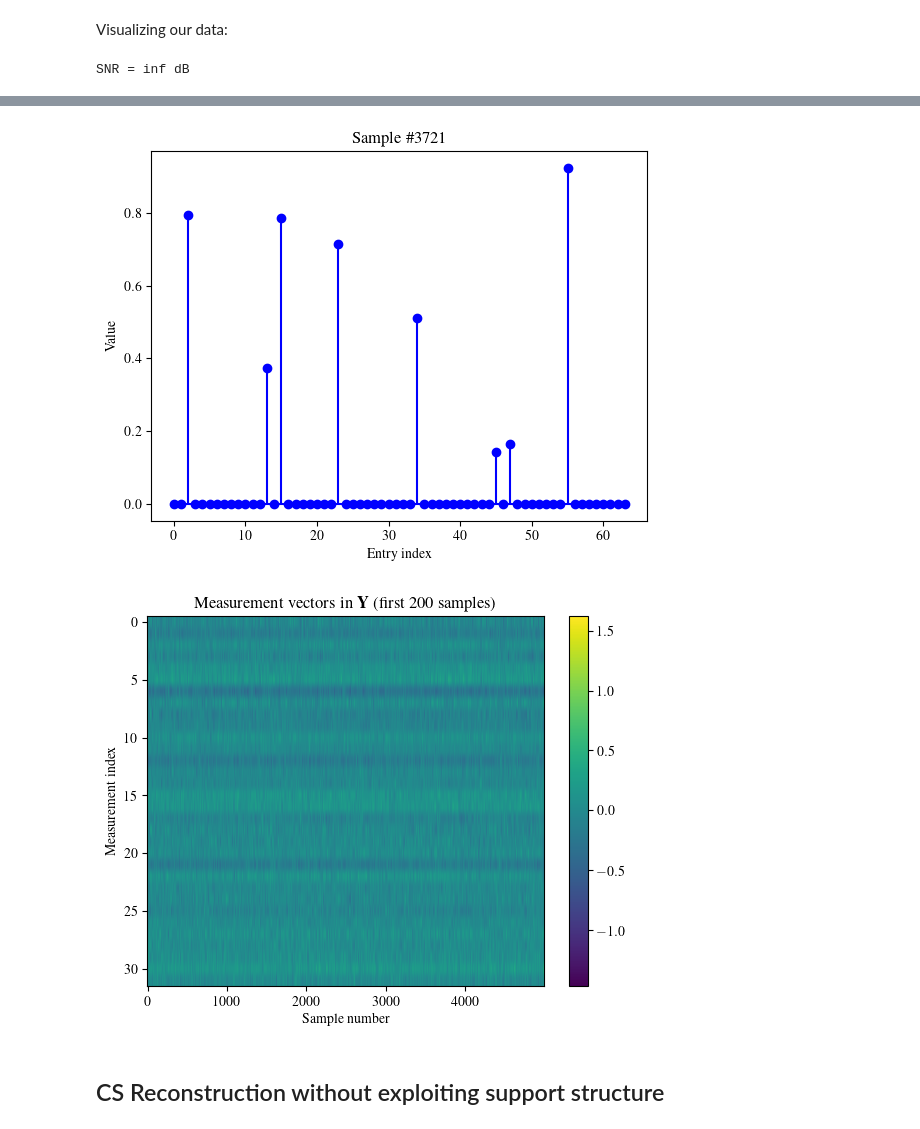
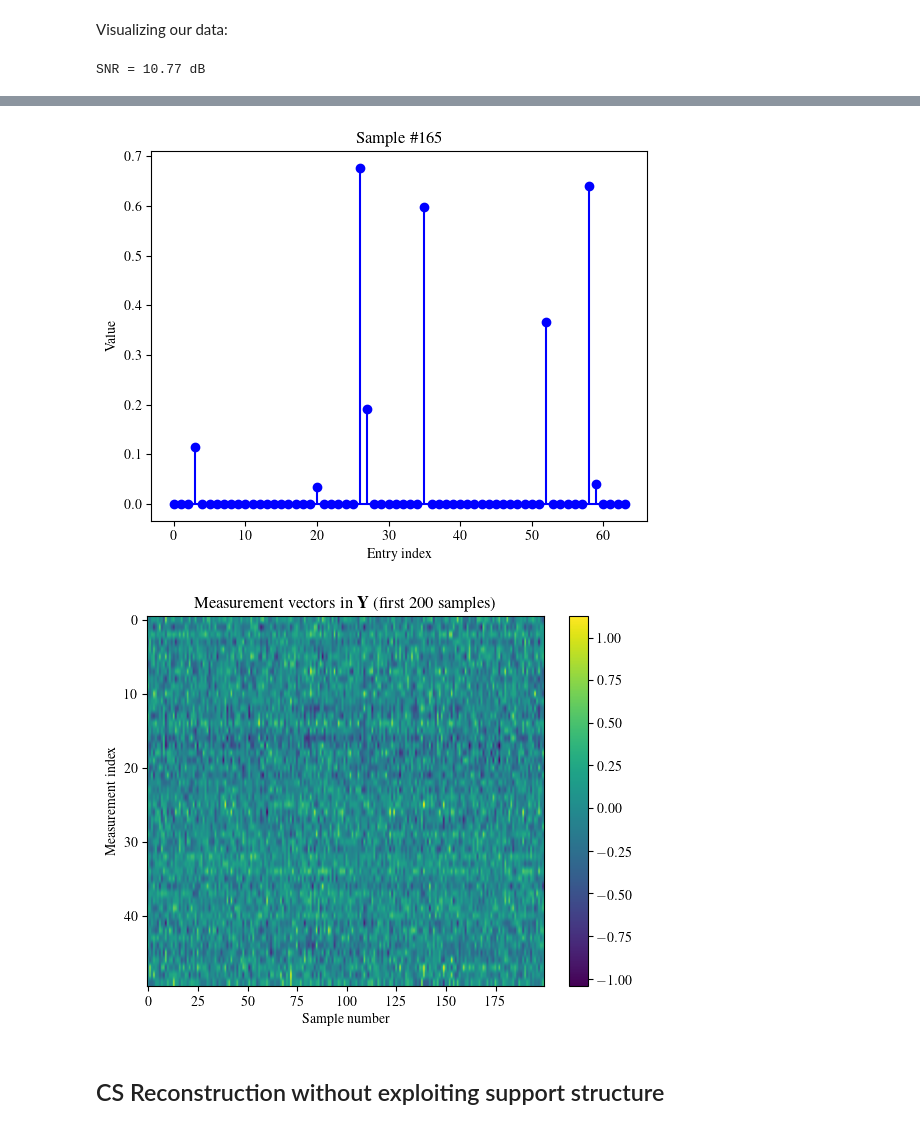
Before and after one commit to nikosfoto/structured-sparse-recovery, a Jupyter notebook: structured_sparsity.ipynb, the cells around one changed output, grey strips where cells are left out. Saved outputs shown, nothing was run; the diff lists cells and outputs as text; code cells hidden in the pictures.

Commit message:
implemented algorithm from paper + visualisations

```diff
--- a/structured_sparsity.ipynb
+++ b/structured_sparsity.ipynb
@@ -59,15 +63,17 @@ The methods must be evaluated on the “Project_Structured_Sparsity.npy” datas
 # %% [markdown]
 Generating sparse vectors with the given structure:
 # %%
-from utils.generate_structured_data import *
+from utils.generate_structured_data import generate_structured_data
 
-M = 32              # Number of Measurements
+M = 50              # Number of Measurements
 N = 64              # Number of original variables
-NS = 5000           # Number of samples
+NS = 200           # Number of samples
 K = 4               # Number of non-zero entries within the first half of the vector
-noise_var = 0.0     # Noise variance
+d = 2               # Number of blocks
+noise_var = 0.005     # Noise variance
 
 Y, A, X = generate_structured_data(num_measurements=M, num_variables=N, num_samples=NS, sparsity_half=K, noise_var=noise_var)
+A_reordered = reorder_columns(A)
 # %%
 print(f"Dimensions:\nY = {Y.shape}\nA = {A.shape}\nX = {X.shape}")
 # %% [output]
@@ -97,7 +104,7 @@ plt.colorbar()
 
 # Plot a single sample from X
 plt.figure()
-sample_nr = 3721
+sample_nr = 165
 plt.stem(X[:,sample_nr], linefmt='b', markerfmt='o', basefmt='b')
 plt.title(rf'Sample \#{sample_nr}')
 plt.xlabel(r'Entry index')
@@ -114,7 +121,7 @@ plt.colorbar()
 # Signal-to-noise ratio
 noise_power = noise_var #np.mean(np.square(V))
 signal_power = np.mean(np.square(A @ X))
-snr_db = 10 * np.log10(signal_power / noise_power)
+snr_db = 10 * np.log10(signal_power / noise_power) if noise_power > 0 else np.inf
 print(f"SNR = {snr_db:.2f} dB")
 # %% [output]
-SNR = inf dB
+SNR = 10.77 dB
@@ -122,5 +129,5 @@ SNR = inf dB
-[figure, old version]
+[figure, new version]
-[figure, old version]
+[figure, new version]
 # %% [markdown]
 ## CS Reconstruction without exploiting support structure
 # %% [markdown]
```
Also changed, not shown: parts of 37 cells of this notebook, 4 other files.
